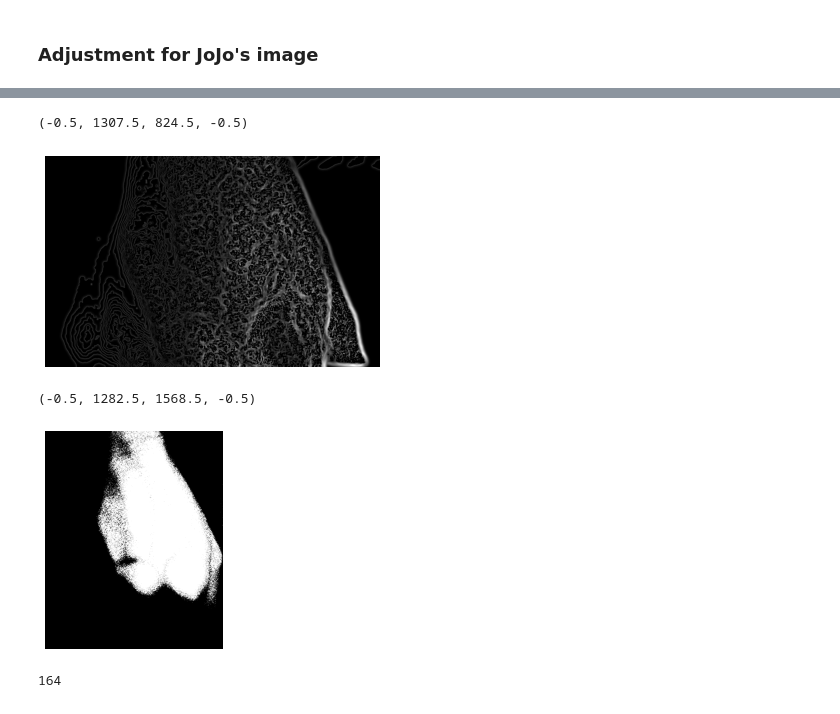
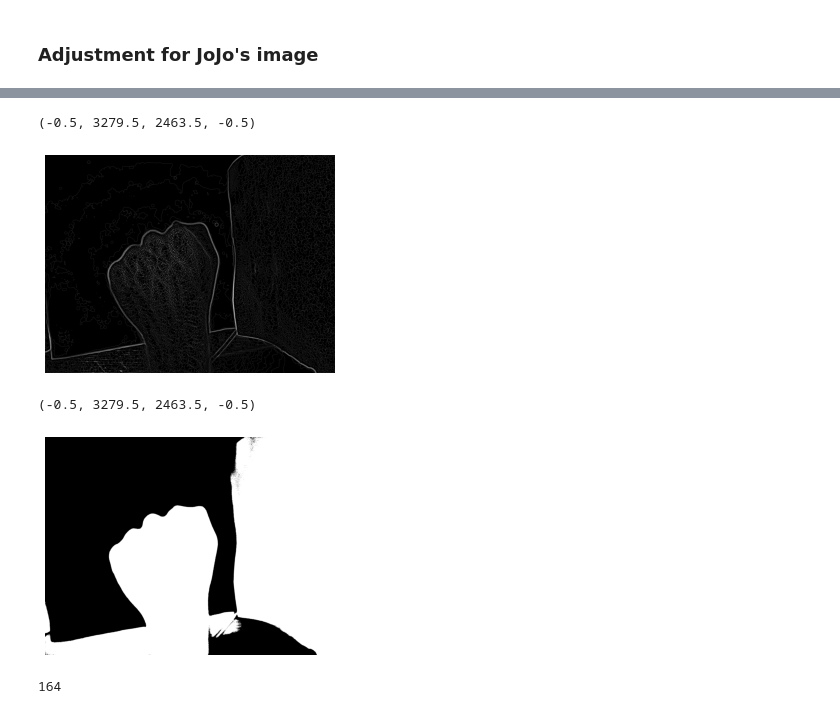
Before and after one commit to Jstambaugh00/BMESeniorDesignTeam7, a Jupyter notebook: UpdatedImageProcessing.ipynb, the cells around one changed output, grey strips where cells are left out. Drawn from its saved outputs; the diff is of its cells as text; code cells hidden in the pictures.

```diff
--- a/UpdatedImageProcessing.ipynb
+++ b/UpdatedImageProcessing.ipynb
@@ -81,0 +51,11 @@ plt.axis('off')
+# %%
+img = plt.imread('Image05_auto_cropped.jpg')
+img=img[:,:,0]
+img = skimage.exposure.adjust_gamma(img, gamma=3, gain=1)
+gray = color.rgb2gray(img)
+
+from skimage.morphology import disk
+from skimage.filters.rank import mean
+loc_mean = mean(img, disk(5))
+plt.imshow(loc_mean, vmin=0, vmax=255, cmap=plt.cm.gray)
+plt.axis('off')
@@ -82,21 +90,20 @@ plt.axis('off')
 # %%
-
-fil=skimage.filters.meijering(closing,sigmas=range(0,5, 1),black_ridges=True)
+fil=skimage.filters.meijering(closing,sigmas=range(0,3, 1),black_ridges=True)
 plt.imshow(fil,cmap=plt.cm.gray)
 plt.axis('off')
 # %% [output]
-(-0.5, 1307.5, 824.5, -0.5)
+(-0.5, 3279.5, 2463.5, -0.5)
-[figure, old version]
+[figure, new version]
 # %%
 # Threshold and turn to binary
 threshold = skimage.filters.threshold_otsu(closing)
-binary = (gray >= threshold)
+binary = (img >= threshold)
 
 plt.imshow(binary,cmap=plt.cm.gray)
 plt.axis('off')
 # %% [output]
-(-0.5, 1282.5, 1568.5, -0.5)
+(-0.5, 3279.5, 2463.5, -0.5)
-[figure, old version]
+[figure, new version]
 # %%
 threshold
 # %% [output]
```
Also changed, not shown: parts of 9 cells of this notebook, 2 other files.
